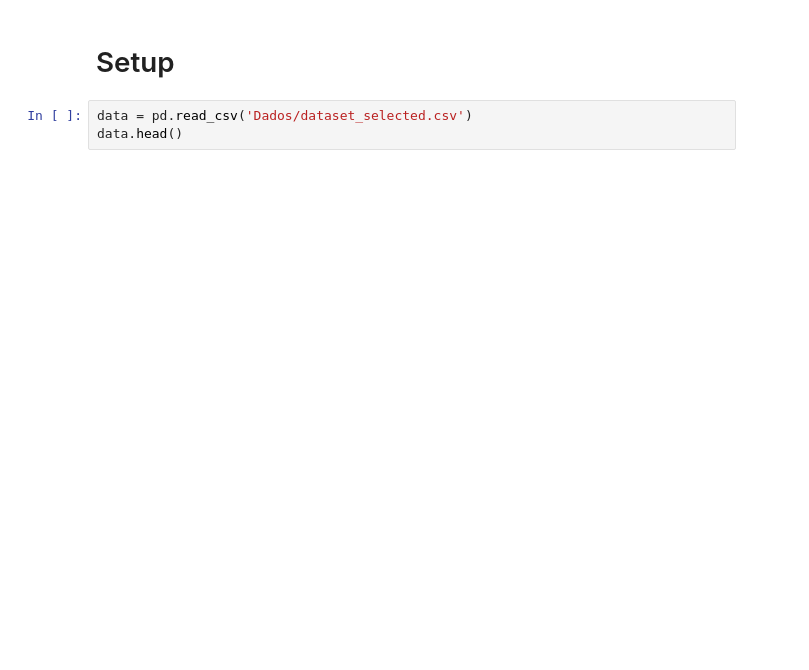
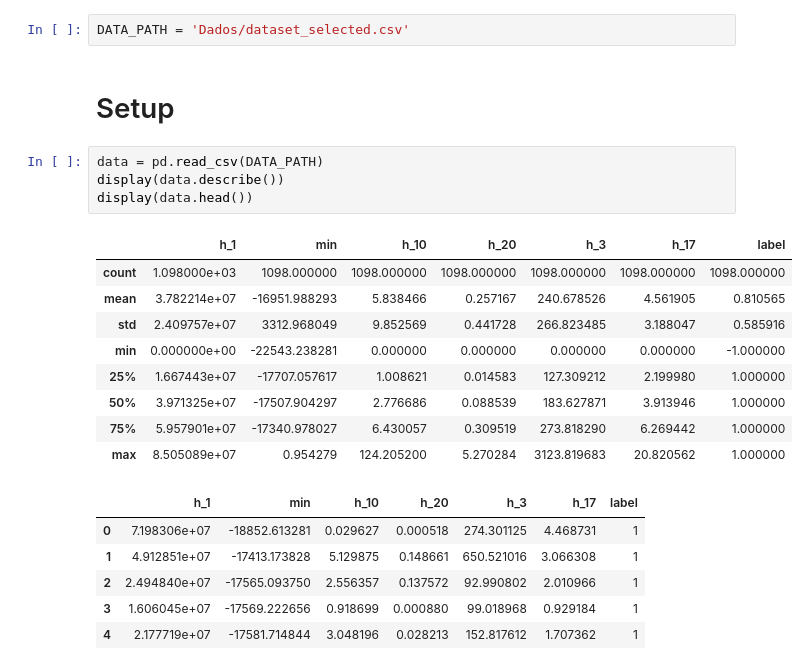
Before and after one commit to lutilipe/fai-ic, a Jupyter notebook: 4-modelo.ipynb, the cells around one changed output. Saved outputs shown, nothing was run; the diff lists cells and outputs as text; blank space fills up the shorter version.

```diff
--- a/4-modelo.ipynb
+++ b/4-modelo.ipynb
@@ -5,5 +6,24 @@ import numpy as np
+# %%
+DATA_PATH = 'Dados/dataset_selected.csv'
 # %% [markdown]
 # Setup
 # %%
-data = pd.read_csv('Dados/dataset_selected.csv')
-data.head()
+data = pd.read_csv(DATA_PATH)
+display(data.describe())
+display(data.head())
+# %% [output]
+|  | h_1 | min | h_10 | h_20 | h_3 | h_17 | label |
+| count | 1.098000e+03 | 1098.000000 | 1098.000000 | 1098.000000 | 1098.000000 | 1098.000000 | 1098.000000 |
+| mean | 3.782214e+07 | -16951.988293 | 5.838466 | 0.257167 | 240.678526 | 4.561905 | 0.810565 |
+| std | 2.409757e+07 | 3312.968049 | 9.852569 | 0.441728 | 266.823485 | 3.188047 | 0.585916 |
+| min | 0.000000e+00 | -22543.238281 | 0.000000 | 0.000000 | 0.000000 | 0.000000 | -1.000000 |
+| 25% | 1.667443e+07 | -17707.057617 | 1.008621 | 0.014583 | 127.309212 | 2.199980 | 1.000000 |
+| 50% | 3.971325e+07 | -17507.904297 | 2.776686 | 0.088539 | 183.627871 | 3.913946 | 1.000000 |
+| 75% | 5.957901e+07 | -17340.978027 | 6.430057 | 0.309519 | 273.818290 | 6.269442 | 1.000000 |
+| max | 8.505089e+07 | 0.954279 | 124.205200 | 5.270284 | 3123.819683 | 20.820562 | 1.000000 |
+|  | h_1 | min | h_10 | h_20 | h_3 | h_17 | label |
+| 0 | 7.198306e+07 | -18852.613281 | 0.029627 | 0.000518 | 274.301125 | 4.468731 | 1 |
+| 1 | 4.912851e+07 | -17413.173828 | 5.129875 | 0.148661 | 650.521016 | 3.066308 | 1 |
+| 2 | 2.494840e+07 | -17565.093750 | 2.556357 | 0.137572 | 92.990802 | 2.010966 | 1 |
+| 3 | 1.606045e+07 | -17569.222656 | 0.918699 | 0.000880 | 99.018968 | 0.929184 | 1 |
+| 4 | 2.177719e+07 | -17581.714844 | 3.048196 | 0.028213 | 152.817612 | 1.707362 | 1 |
```
Also changed, not shown: parts of 26 cells of this notebook.
